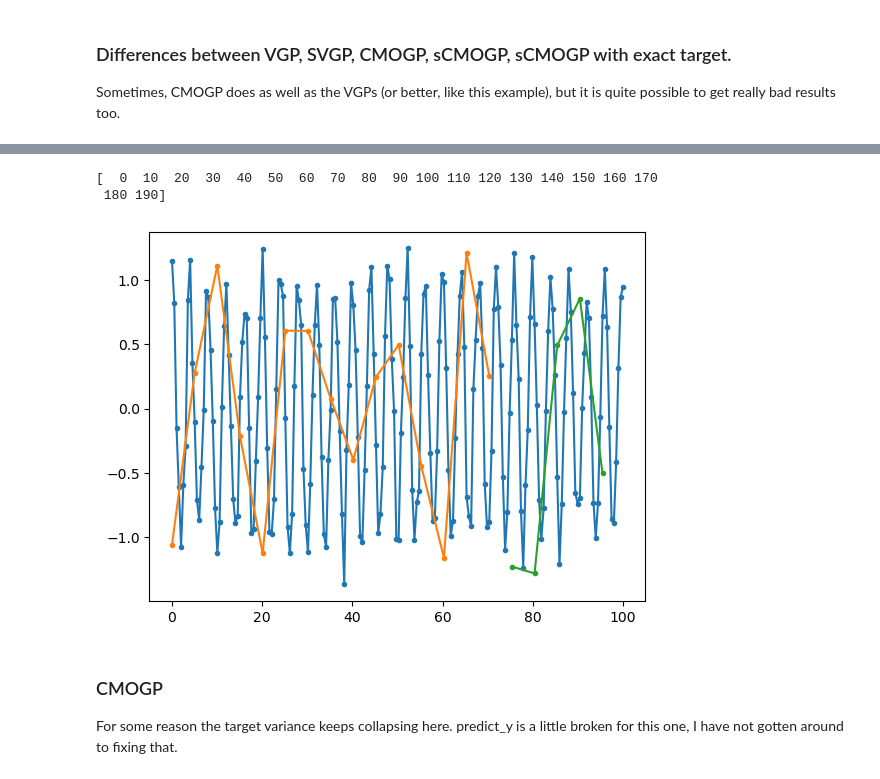
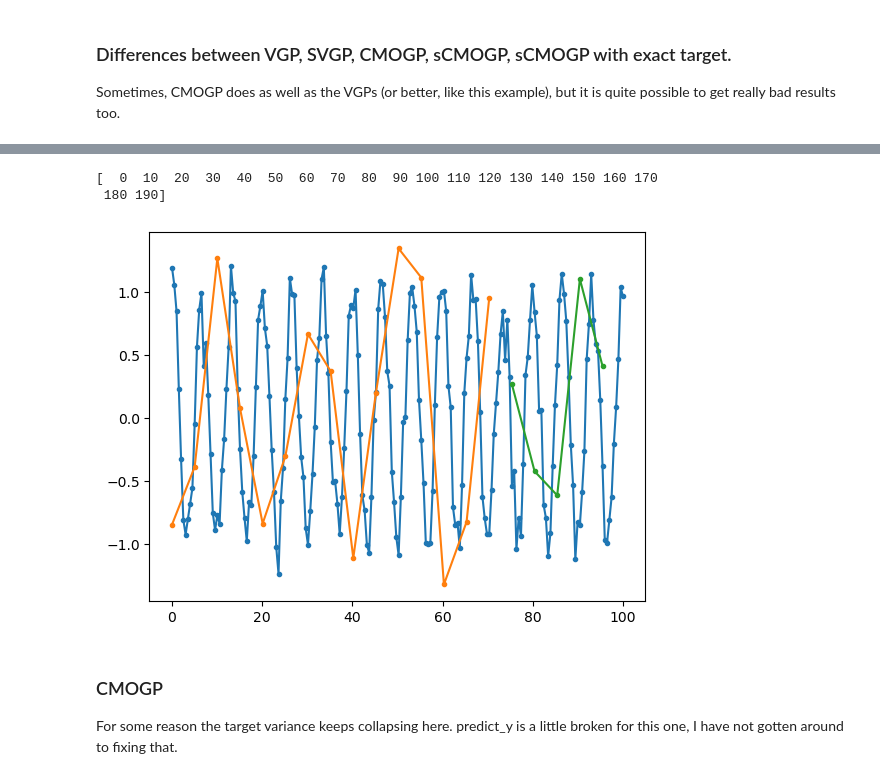
Before and after one commit to JVerbeek/at-gpflow, a Jupyter notebook: experiments/check_approximation_quality/lra-kernel-test.ipynb, the cells around one changed output, grey strips where cells are left out. Cells and saved outputs as stored; diff of their text form; code cells hidden in the pictures.

```diff
--- a/experiments/check_approximation_quality/lra-kernel-test.ipynb
+++ b/experiments/check_approximation_quality/lra-kernel-test.ipynb
@@ -34,7 +41,7 @@ def get_kernel():
 # %%
 k = gpf.kernels.RBF(lengthscales=5, variance=1) #+ gpf.kernels.Linear(0.001)
 Xall = np.linspace(0, 100, 200)
-Yall  = np.cos(0.5*np.pi*Xall) + np.random.normal(0, 0.1, len(Xall))#np.random.multivariate_normal(np.zeros_like(Xall), k(Xall.reshape(-1, 1)))
+Yall  = np.cos(0.3*np.pi*Xall) + np.random.normal(0, 0.1, len(Xall))#np.random.multivariate_normal(np.zeros_like(Xall), k(Xall.reshape(-1, 1)))
 ind_1 = np.arange(0, 200, 1)
 ind_2 = np.array([i for i in ind_1 if i % 10 == 0])
 ind_1 = ind_1
@@ -45,34 +52,34 @@ ind_train, ind_test = ind_2[:TEST_INDEX], ind_2[TEST_INDEX:]
 X1, y1 = Xall[ind_1], Yall[ind_1]
 y1 =  y1 #+  np.random.multivariate_normal(np.zeros_like(Xall), k(Xall.reshape(-1, 1)))
 
 X2, y2 = Xall[ind_train], Yall[ind_train]
 X2 = X2 - X2[0]
 scalar = -1
 y2 = scalar * Yall[ind_1] # np.roll(y2, 5)
 #k = gpf.kernels.Cosine(lengthscales=1, variance=1) #+ gpf.kernels.Linear(0.001)
 y2 = y2[ind_train]
 Xtest, ytest = Xall[ind_test], Yall[ind_test]
 ytest = (scalar * ytest).reshape(-1, 1)
 
 
 y1 = y1.reshape(-1, 1) + np.random.normal(0, 0.1, len(X1)).reshape(-1, 1)
 y2 = y2.reshape(-1, 1) + np.random.normal(0, 0.3, len(X2)).reshape(-1, 1)
 ytest = ytest.reshape(-1, 1) + np.random.normal(0, 0.3, len(Xtest)).reshape(-1, 1)
 X1 = X1.reshape(-1, 1)
 X2 = X2.reshape(-1, 1)
 y2 = y2
 plt.plot(X1, y1, marker=".")
 plt.plot(X2, y2, marker=".")
 plt.plot(Xtest, ytest, marker=".")
 X = np.vstack((np.hstack((X1, np.zeros_like(X1))), np.hstack((X2, np.ones_like(X2)))))
 y = np.vstack((np.hstack((y1, np.zeros_like(y1))), np.hstack((y2, np.ones_like(y2)))))
 plt.show()
 X = tf.cast(X, np.float64)
 y = tf.cast(y, np.float64)
 # %% [output]
 [  0  10  20  30  40  50  60  70  80  90 100 110 120 130 140 150 160 170
  180 190]
-[figure, old version]
+[figure, new version]
 # %% [markdown]
 ### CMOGP
 For some reason the target variance keeps collapsing here. predict_y is a little broken for this one, I have not gotten around to fixing that.
```
Also changed, not shown: parts of 10 cells of this notebook, 1 other file.
